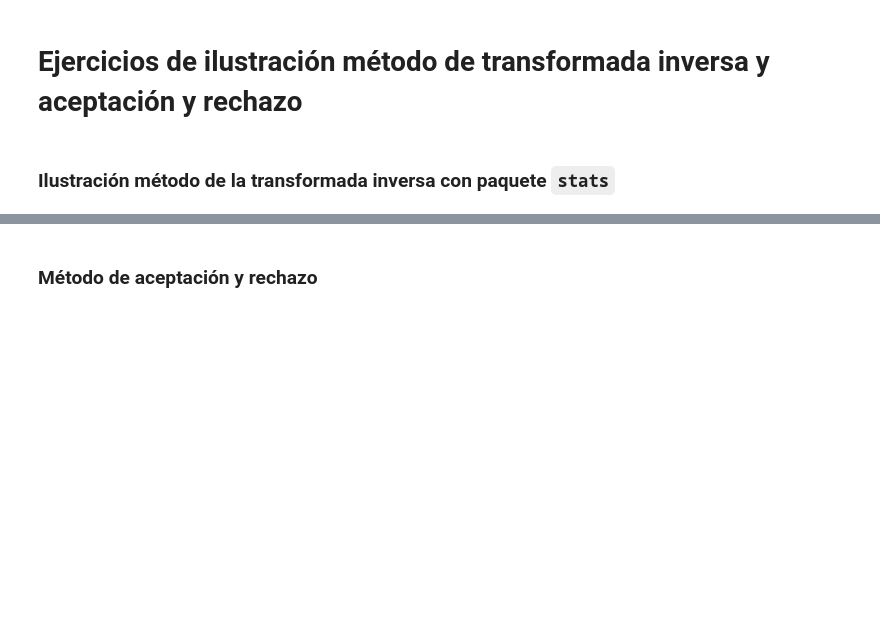
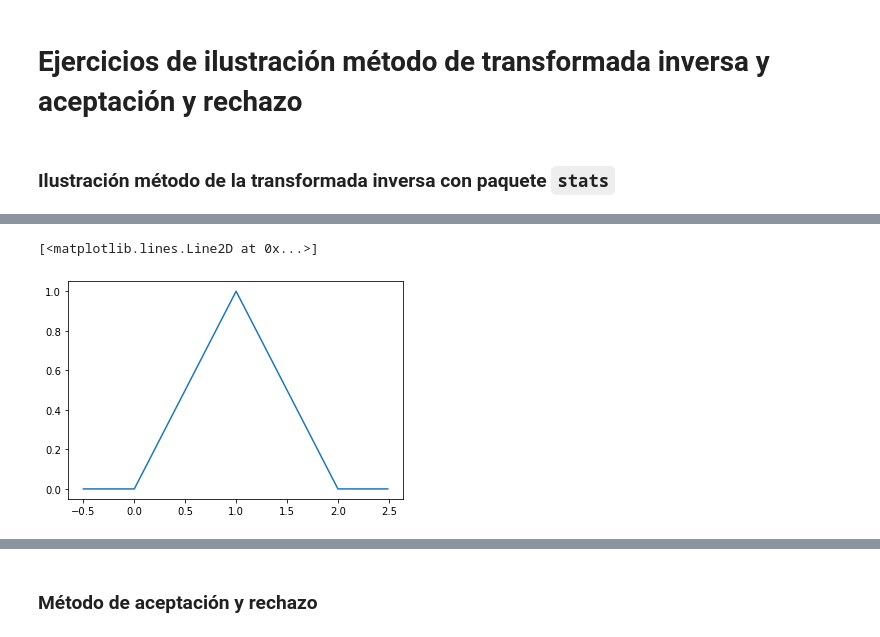
Before and after one commit to feramdor/SPF-2021-II, a Jupyter notebook: TEMA-2/Clase11_Ejercicios_MTI_MAR.ipynb, the cells around one changed output, grey strips where cells are left out. Drawn from its saved outputs; the diff is of its cells as text; code cells hidden in the pictures; blank space fills up the shorter version.

```diff
--- a/TEMA-2/Clase11_Ejercicios_MTI_MAR.ipynb
+++ b/TEMA-2/Clase11_Ejercicios_MTI_MAR.ipynb
@@ -56,3 +65,11 @@ $$
 Genere muestres aleatorias que distribuyan según la función dada usando el método de la transformada inversa y grafique el histograma de 100 muestras generadas con el método y compárela con el función $h(x)$ dada, esto con el fín de validar que el procedimiento fue realizado de manera correcta
 
 ### Método de la transformada inversa
+# %%
+h = lambda x: 0 if x < 0 else (x if 0 < x < 1 else (2 - x if 1 <= x <= 2 else 0))
+
+x = np.arange(-0.5, 2.5, 0.01)
+plt.plot(x, [h(xi) for xi in x])
+# %% [output]
+[<matplotlib.lines.Line2D at 0x...>]
+[figure, added]
```
Also changed, not shown: parts of 5 cells of this notebook, 3 other files.
